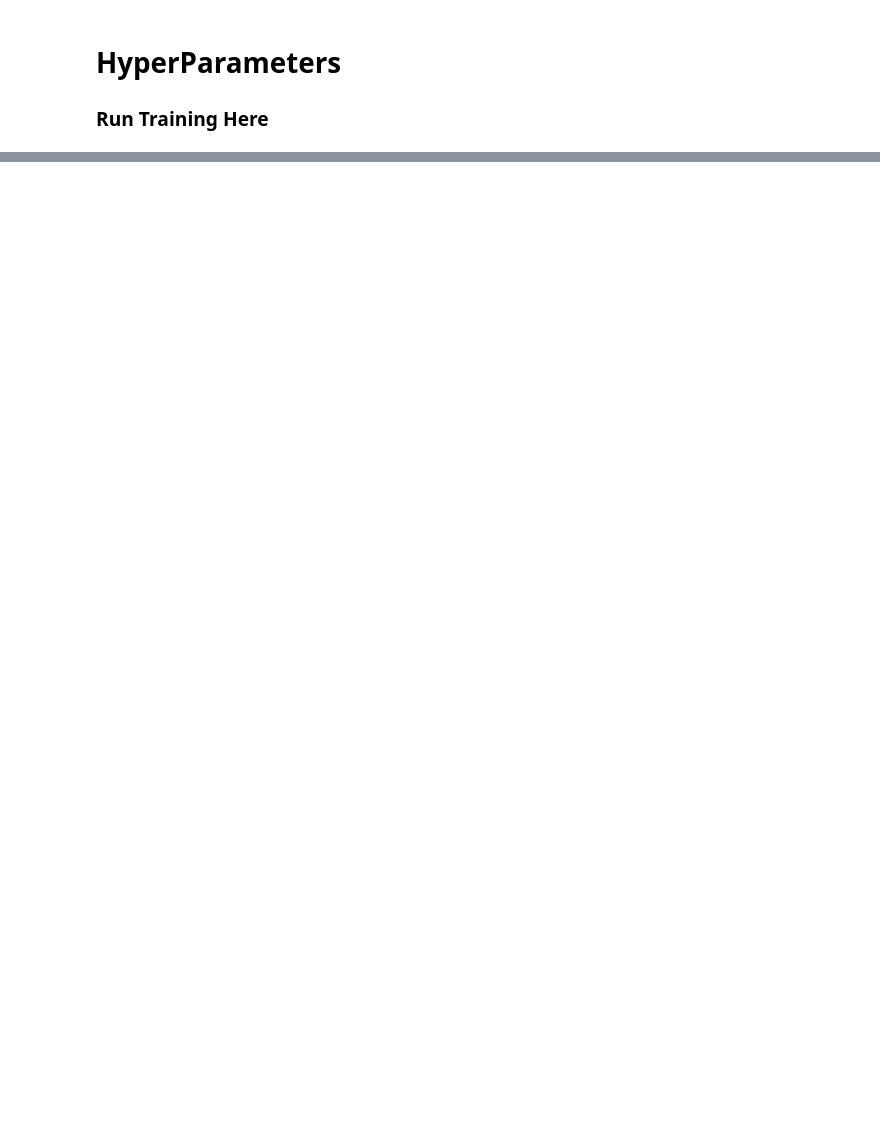
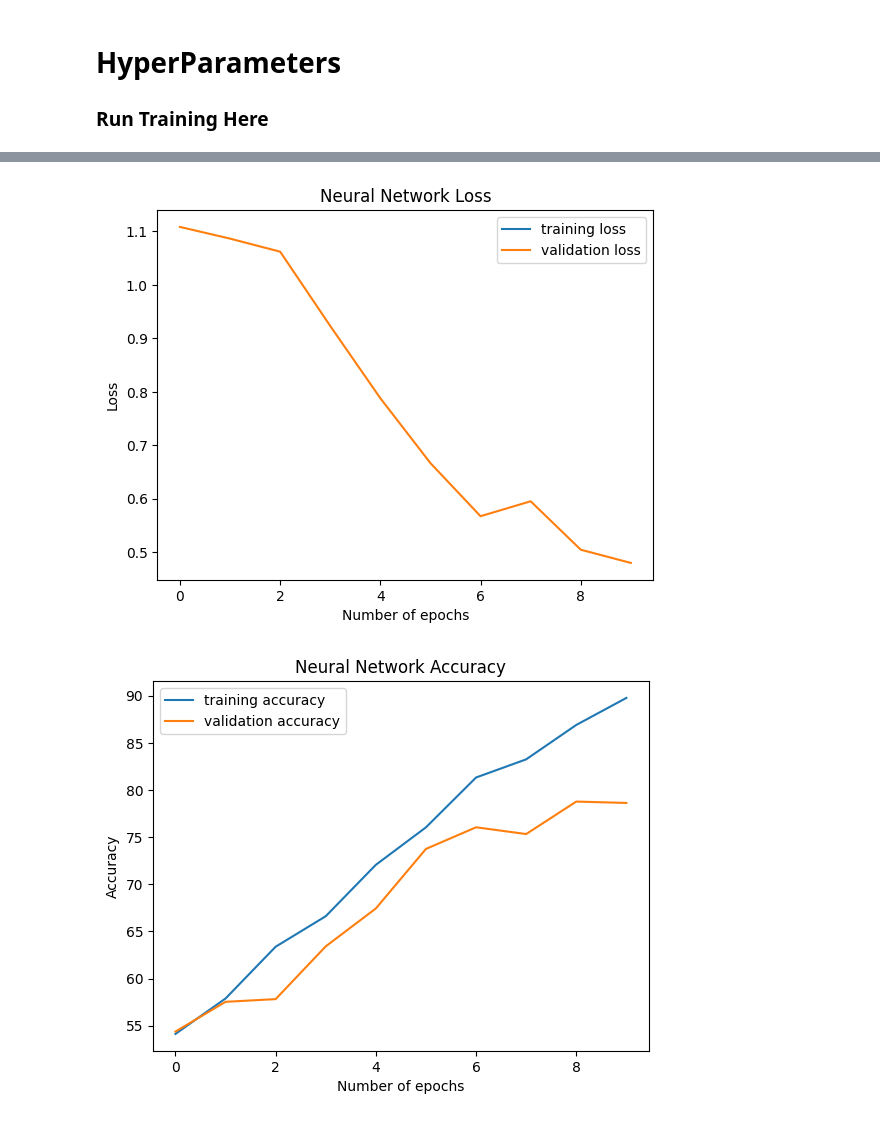
Before and after one commit to jakefollett/Traffic-Object-Detector, a Jupyter notebook: Training_Vehicles.ipynb, the cells around one changed output, grey strips where cells are left out. Cells and saved outputs as stored; diff of their text form; code cells hidden in the pictures; blank space fills up the shorter version.

```diff
--- a/Training_Vehicles.ipynb
+++ b/Training_Vehicles.ipynb
@@ -324,0 +443,19 @@ Total accuracy = 98.73%
+# %%
+plt.plot(loss_history, label='training loss')
+plt.plot(val_loss_history, label='validation loss')
+plt.title("Neural Network Loss")
+plt.xlabel("Number of epochs")
+plt.ylabel("Loss")
+plt.legend()
+plt.show()
+
+plt.plot(acc_history, label='training accuracy')
+plt.plot(val_acc_history, label='validation accuracy')
+plt.title("Neural Network Accuracy")
+plt.xlabel("Number of epochs")
+plt.ylabel("Accuracy")
+plt.legend()
+plt.show()
+# %% [output]
+[figure, added]
+[figure, added]
```
Also changed, not shown: parts of 10 cells of this notebook.
